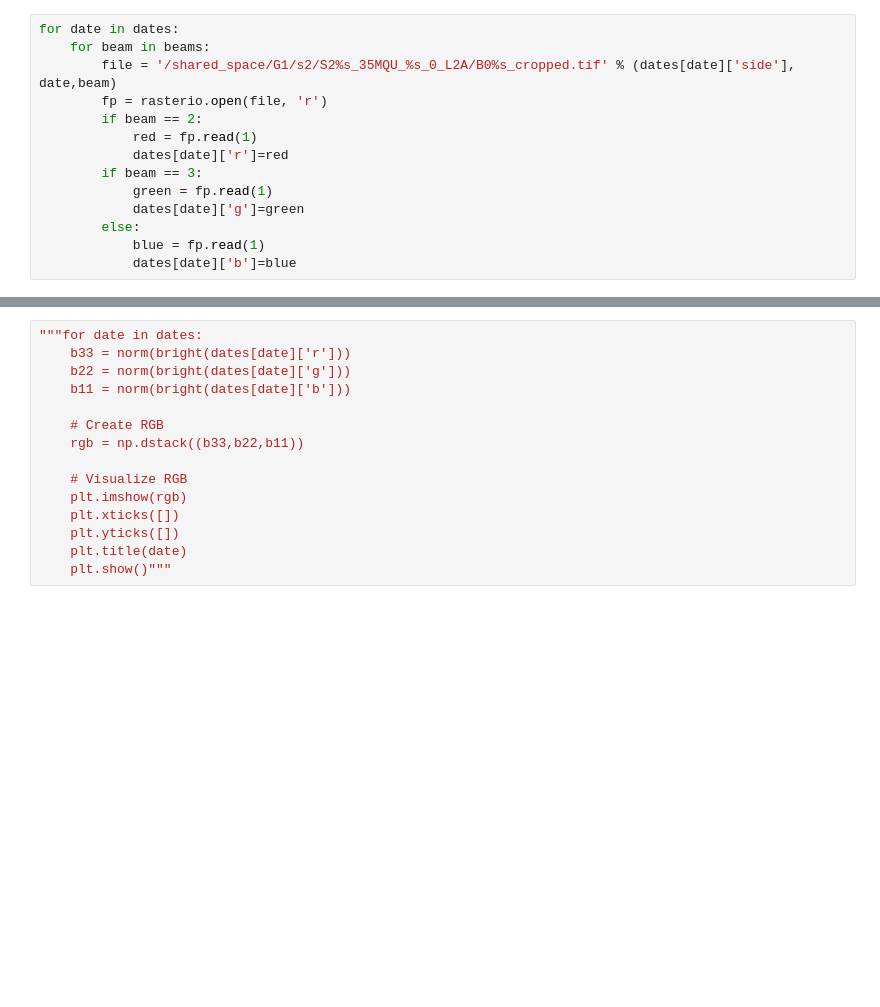
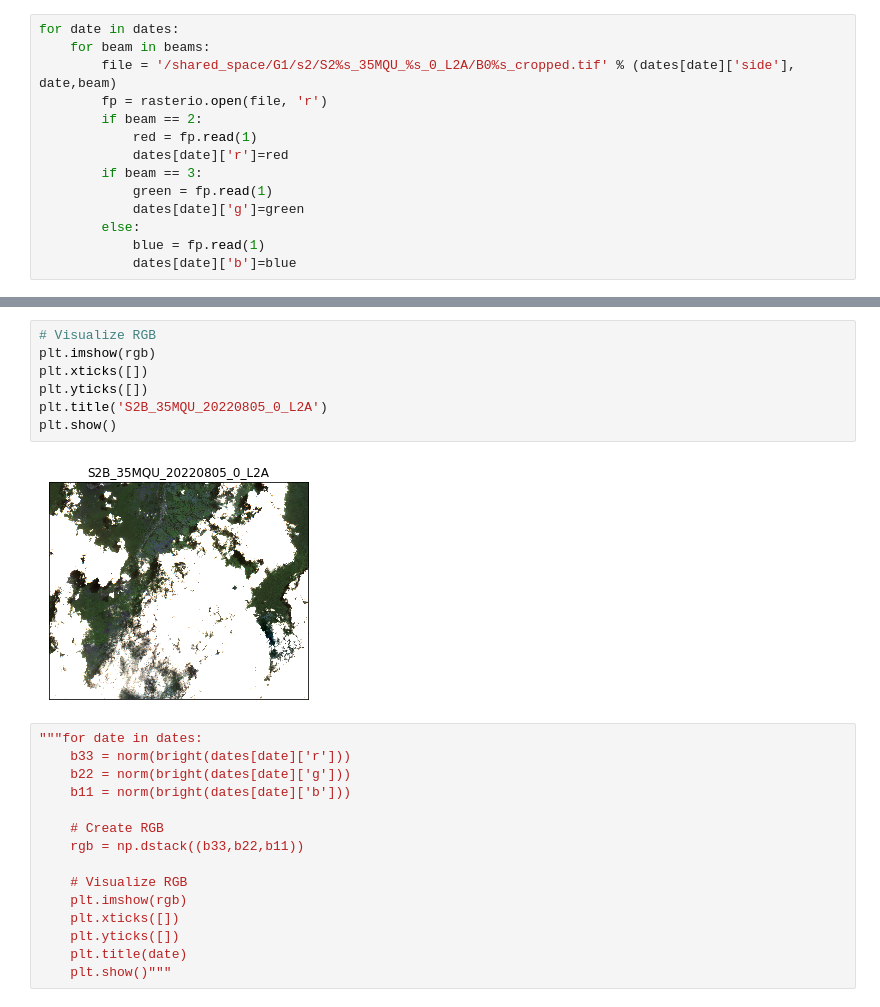
Before and after one commit to caseyslaught/duke-esda-forest-project, a Jupyter notebook: EK_proj.ipynb, the cells around one changed output, grey strips where cells are left out. Saved outputs shown, nothing was run; the diff lists cells and outputs as text; blank space fills up the shorter version.

```diff
--- a/EK_proj.ipynb
+++ b/EK_proj.ipynb
@@ -203,3 +230,12 @@ rgb.shape
+# %%
+# Visualize RGB
+plt.imshow(rgb)
+plt.xticks([])
+plt.yticks([])
+plt.title('S2B_35MQU_20220805_0_L2A')
+plt.show()
+# %% [output]
+[figure, added]
 # %%
 """for date in dates:
     b33 = norm(bright(dates[date]['r']))
```
Also changed, not shown: parts of 3 cells of this notebook.
